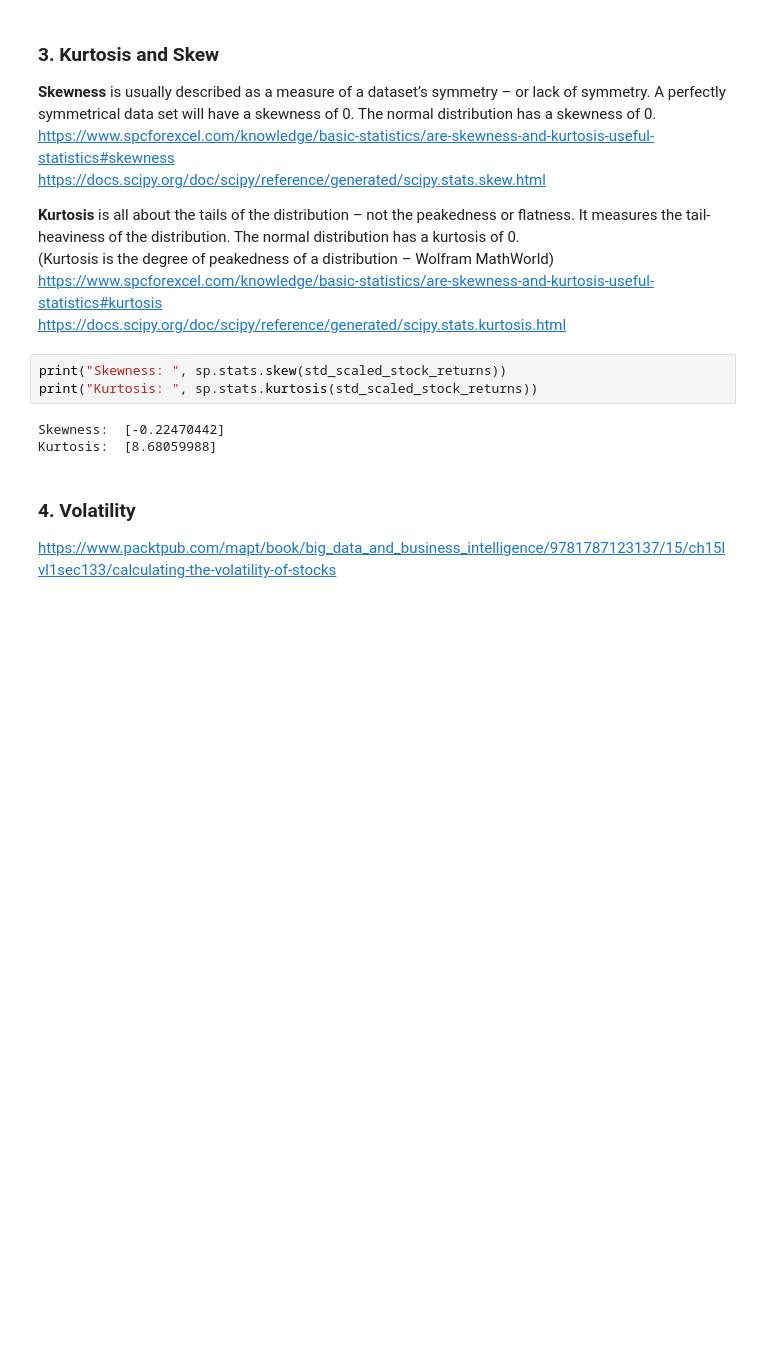
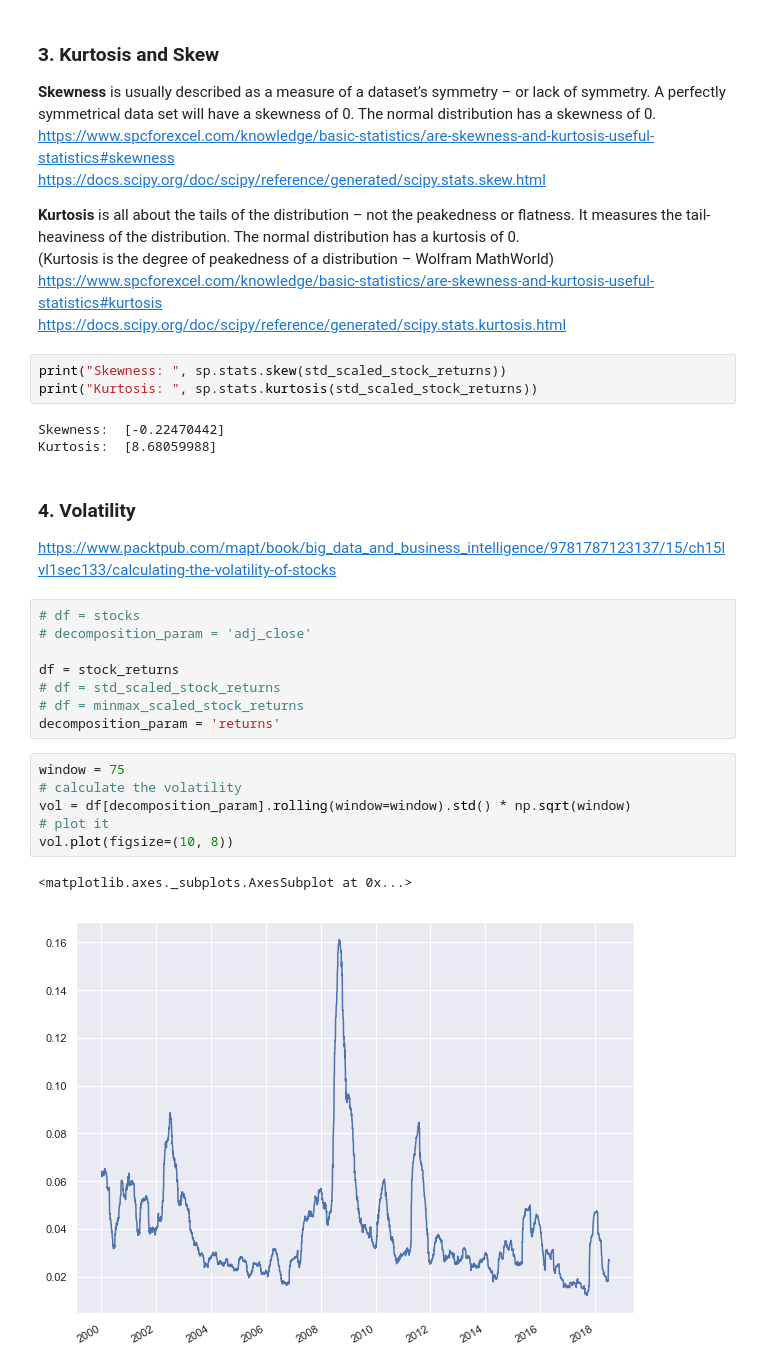
Before and after one commit to Keshav97/Final-Project, a Jupyter notebook: Preprocessing/Preprocessing.ipynb, the cells around one changed output. Cells and saved outputs as stored; diff of their text form; blank space fills up the shorter version.

Commit message:
Added Volatility in Data Properties

```diff
--- a/Preprocessing/Preprocessing.ipynb
+++ b/Preprocessing/Preprocessing.ipynb
@@ -322,3 +320,20 @@ Kurtosis:  [8.68059988]
 # %% [markdown]
 ### 4. Volatility
 https://www.packtpub.com/mapt/book/big_data_and_business_intelligence/9781787123137/15/ch15lvl1sec133/calculating-the-volatility-of-stocks
+# %%
+# df = stocks
+# decomposition_param = 'adj_close'
+
+df = stock_returns
+# df = std_scaled_stock_returns
+# df = minmax_scaled_stock_returns
+decomposition_param = 'returns'
+# %%
+window = 75
+# calculate the volatility
+vol = df[decomposition_param].rolling(window=window).std() * np.sqrt(window)
+# plot it
+vol.plot(figsize=(10, 8))
+# %% [output]
+<matplotlib.axes._subplots.AxesSubplot at 0x...>
+[figure, added]
```
Also changed, not shown: parts of 3 cells of this notebook.
